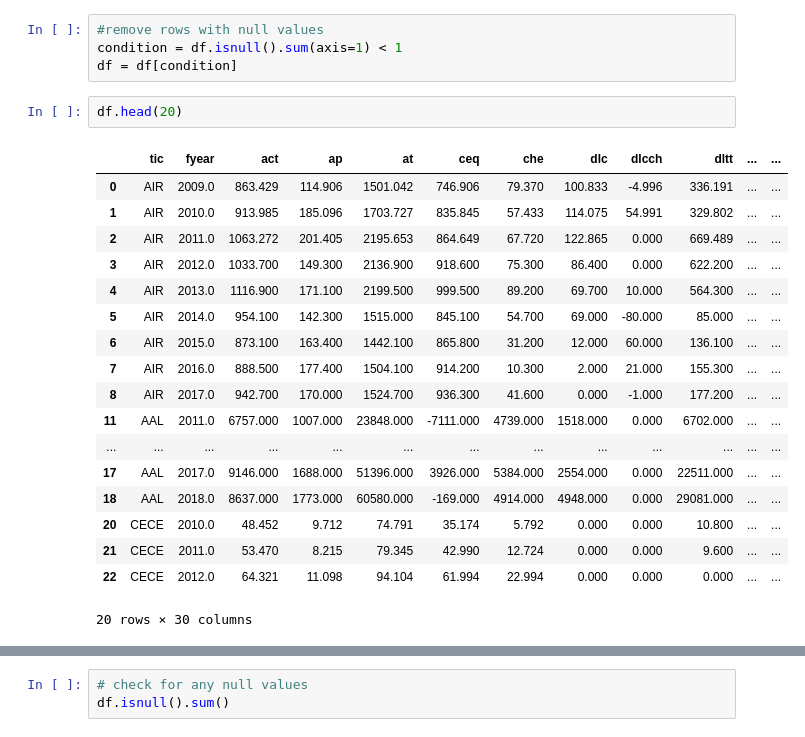
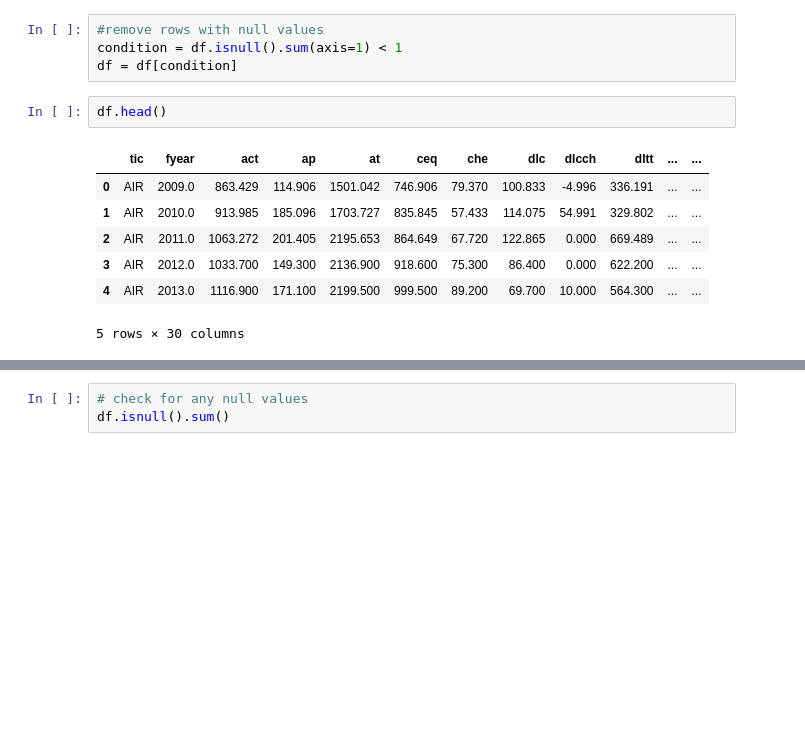
Before and after one commit to yaakoveitan/StonksLLC, a Jupyter notebook: Stonk .ipynb, the cells around one changed output, grey strips where cells are left out. Drawn from its saved outputs; the diff is of its cells as text; blank space fills up the shorter version.

```diff
--- a/Stonk .ipynb
+++ b/Stonk .ipynb
@@ -109,23 +88,12 @@ dtype: int64
 condition = df.isnull().sum(axis=1) < 1
 df = df[condition]
 # %%
-df.head(20)
+df.head()
 # %% [output]
 |  | tic | fyear | act | ap | at | ceq | che | dlc | dlcch | dltt | ... | ... |
 | 0 | AIR | 2009.0 | 863.429 | 114.906 | 1501.042 | 746.906 | 79.370 | 100.833 | -4.996 | 336.191 | ... | ... |
 | 1 | AIR | 2010.0 | 913.985 | 185.096 | 1703.727 | 835.845 | 57.433 | 114.075 | 54.991 | 329.802 | ... | ... |
 | 2 | AIR | 2011.0 | 1063.272 | 201.405 | 2195.653 | 864.649 | 67.720 | 122.865 | 0.000 | 669.489 | ... | ... |
 | 3 | AIR | 2012.0 | 1033.700 | 149.300 | 2136.900 | 918.600 | 75.300 | 86.400 | 0.000 | 622.200 | ... | ... |
 | 4 | AIR | 2013.0 | 1116.900 | 171.100 | 2199.500 | 999.500 | 89.200 | 69.700 | 10.000 | 564.300 | ... | ... |
-| 5 | AIR | 2014.0 | 954.100 | 142.300 | 1515.000 | 845.100 | 54.700 | 69.000 | -80.000 | 85.000 | ... | ... |
-| 6 | AIR | 2015.0 | 873.100 | 163.400 | 1442.100 | 865.800 | 31.200 | 12.000 | 60.000 | 136.100 | ... | ... |
-| 7 | AIR | 2016.0 | 888.500 | 177.400 | 1504.100 | 914.200 | 10.300 | 2.000 | 21.000 | 155.300 | ... | ... |
-| 8 | AIR | 2017.0 | 942.700 | 170.000 | 1524.700 | 936.300 | 41.600 | 0.000 | -1.000 | 177.200 | ... | ... |
-| 11 | AAL | 2011.0 | 6757.000 | 1007.000 | 23848.000 | -7111.000 | 4739.000 | 1518.000 | 0.000 | 6702.000 | ... | ... |
-| ... | ... | ... | ... | ... | ... | ... | ... | ... | ... | ... | ... | ... |
-| 17 | AAL | 2017.0 | 9146.000 | 1688.000 | 51396.000 | 3926.000 | 5384.000 | 2554.000 | 0.000 | 22511.000 | ... | ... |
-| 18 | AAL | 2018.0 | 8637.000 | 1773.000 | 60580.000 | -169.000 | 4914.000 | 4948.000 | 0.000 | 29081.000 | ... | ... |
-| 20 | CECE | 2010.0 | 48.452 | 9.712 | 74.791 | 35.174 | 5.792 | 0.000 | 0.000 | 10.800 | ... | ... |
-| 21 | CECE | 2011.0 | 53.470 | 8.215 | 79.345 | 42.990 | 12.724 | 0.000 | 0.000 | 9.600 | ... | ... |
-| 22 | CECE | 2012.0 | 64.321 | 11.098 | 94.104 | 61.994 | 22.994 | 0.000 | 0.000 | 0.000 | ... | ... |
-20 rows × 30 columns
+5 rows × 30 columns
```
Also changed, not shown: parts of 22 cells of this notebook.
